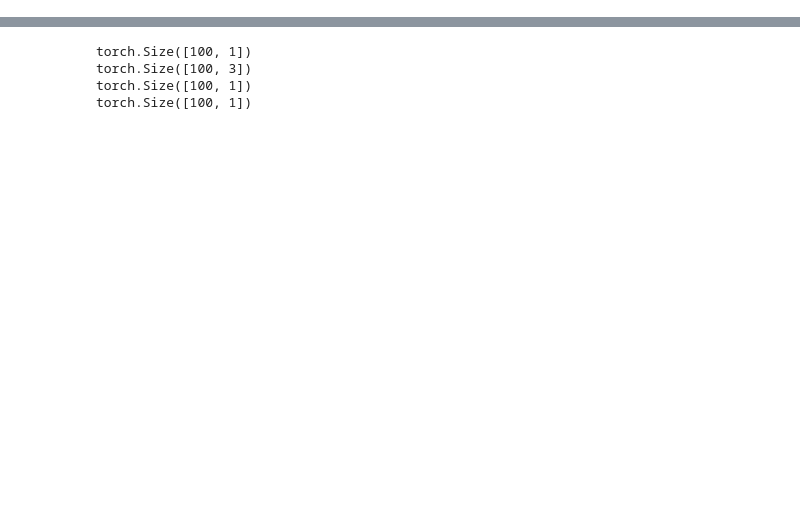
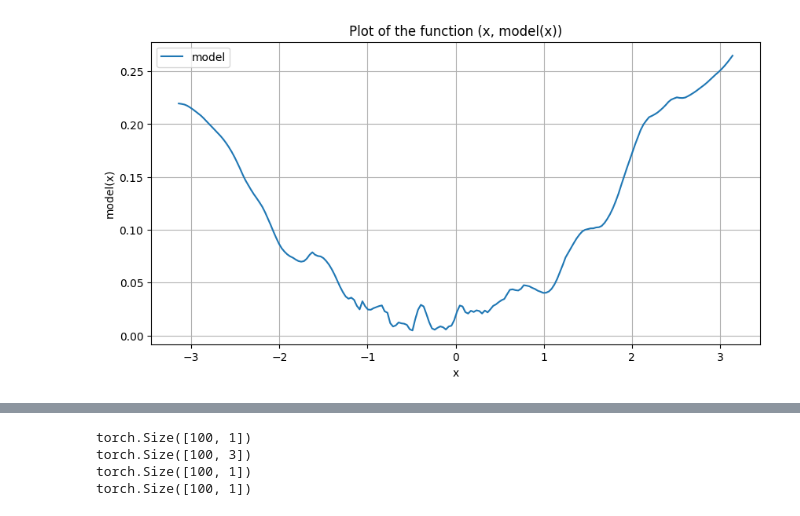
Before and after one commit to MazenAli/QuLearn, a Jupyter notebook: scratch/scratch2.ipynb, the cells around one changed output, grey strips where cells are left out. Drawn from its saved outputs; the diff is of its cells as text; code cells hidden in the pictures; blank space fills up the shorter version.

```diff
--- a/scratch/scratch2.ipynb
+++ b/scratch/scratch2.ipynb
@@ -91,9 +94,9 @@ num_feature_repeat = 2
 wires = num_features*num_feature_repeat
 embed = ParallelIQPEncoding(wires, num_features=num_features, base=3.0, omega=1.0, n_repeat=1)
 hads = HadamardLayer(wires=wires)
-var1 = AltRotCXLayer(wires=wires, n_layers=2)
-var2 = AltRotCXLayer(wires=wires, n_layers=2)
-var3 = AltRotCXLayer(wires=wires, n_layers=2)
+var1 = AltRotCXLayer(wires=wires, n_layers=0)
+var2 = AltRotCXLayer(wires=wires, n_layers=0)
+var3 = AltRotCXLayer(wires=wires, n_layers=0)
 obs = [qml.PauliZ(j) for j in range(wires)]
 
 qdevice = qml.device("default.qubit", wires=wires, shots=None)
@@ -337,46 +456,51 @@ y = torch.Size([3, 1])
 # %%
 import torch
 import matplotlib.pyplot as plt
 
 # Assuming `model` is already defined and has a method `forward` that can be called with a torch tensor.
 # Replace 'model' with your actual model variable.
 
 # Define the range for x
-model = qnn2
-#a = torch.pi
-a = 5
+model = hybrid
+a = torch.pi
+#a = 5
 #a = 1
-x_values = torch.linspace(-a, a, steps=200, dtype=torch.float64)  # Replace -10 and 10 with your range of x values.
+x_values = torch.linspace(-a, a, steps=200, dtype=torch.float64).unsqueeze(1)  # Replace -10 and 10 with your range of x values.
 
 # Calculate model predictions
 with torch.no_grad():  # We do not need to track gradients for this operation
-    y_values = model(x_values.unsqueeze(1))
+    y_values = model(x_values)
+    #y_values = 2.0*torch.pi*torch.sigmoid(x_values.unsqueeze(1))-torch.pi
+    #y_values = torch.sigmoid(x_values.unsqueeze(1))
     # y_values1 = model(x_values.unsqueeze(1))[:, 0]
     # y_values2 = model(x_values.unsqueeze(1))[:, 1]
     # y_values3 = model(x_values.unsqueeze(1))[:, 2]
     #y_values_arcsin = torch.arctan(y_values)
     #y_values_arcsin = torch.zeros(len(y_values))
 
 # Convert to numpy for plotting
 x_values_np = x_values.numpy()
 y_values_np = y_values.squeeze().numpy()
 # y_values_np1 = y_values1.squeeze().numpy()
 # y_values_np2 = y_values2.squeeze().numpy()
 # y_values_np3 = y_values3.squeeze().numpy()
 #y_values_np_arcsin = y_values_arcsin.squeeze().numpy()
 
 # Plotting
-plt.figure(figsize=(10, 5))
-plt.plot(x_values_np, y_values_np, label='model')
-# plt.plot(x_values_np, y_values_np1, label='Z_0')
-# plt.plot(x_values_np, y_values_np2, label='Z_1')
-# plt.plot(x_values_np, y_values_np3, label='Z_2')
-plt.xlabel('x')
-plt.ylabel('model(x)')
-plt.title('Plot of the function (x, model(x))')
-plt.legend()
-plt.grid(True)
-plt.show()
+for k in range(1):
+    plt.figure(figsize=(10, 5))
+    plt.plot(x_values_np, y_values_np, label='model')
+    # plt.plot(x_values_np, y_values_np1, label='Z_0')
+    # plt.plot(x_values_np, y_values_np2, label='Z_1')
+    # plt.plot(x_values_np, y_values_np3, label='Z_2')
+    plt.xlabel('x')
+    plt.ylabel('model(x)')
+    plt.title('Plot of the function (x, model(x))')
+    plt.legend()
+    plt.grid(True)
+    plt.show()
+# %% [output]
+[figure, added]
 # %%
 import torch
 import torch.optim as optim
```
Also changed, not shown: parts of 13 cells of this notebook, 1 other file.
